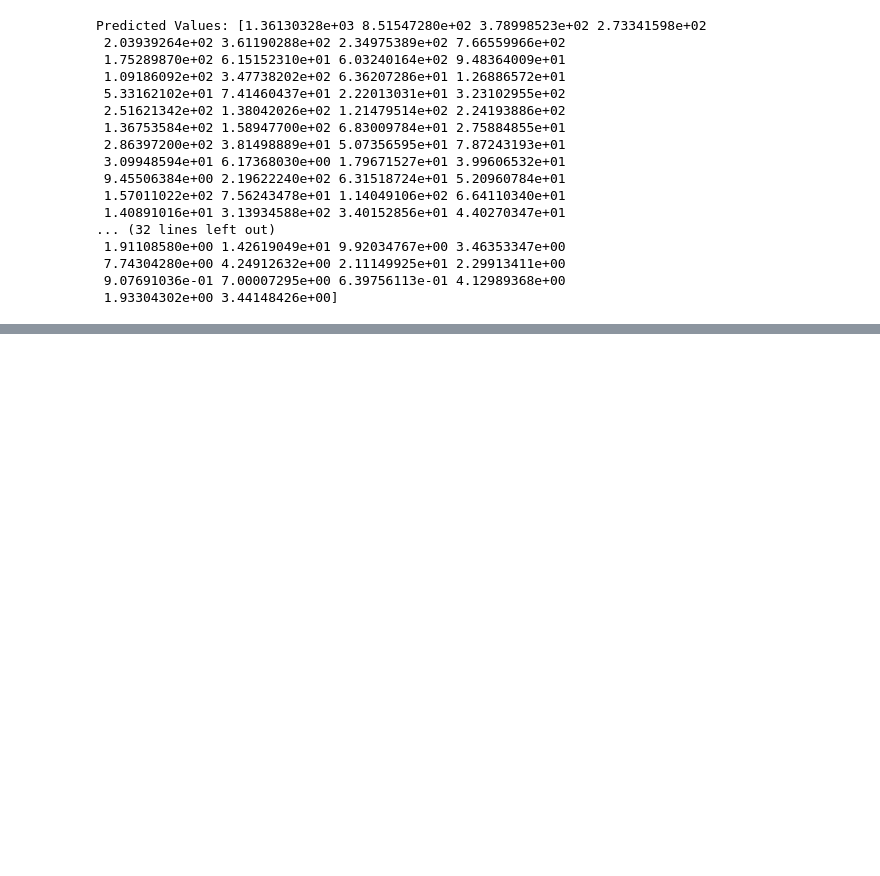
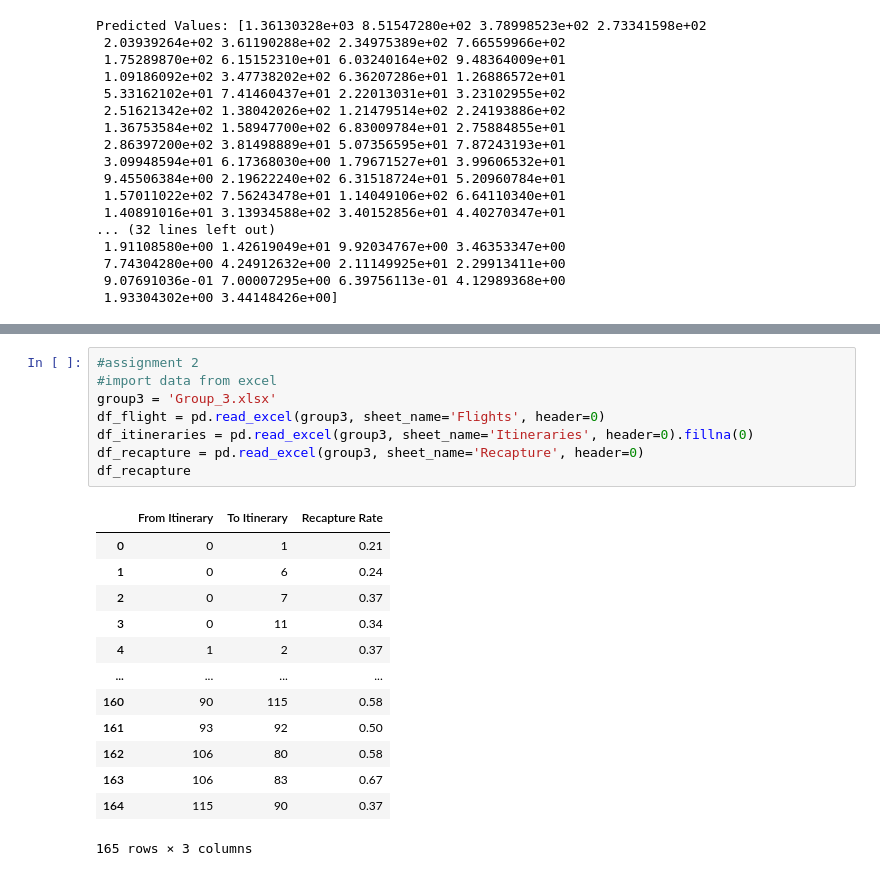
Before and after one commit to kristuipan/airline_planning_group3, a Jupyter notebook: Assignment1.ipynb, the cells around one changed output, grey strips where cells are left out. Cells and saved outputs as stored; diff of their text form; blank space fills up the shorter version.

```diff
--- a/Assignment1.ipynb
+++ b/Assignment1.ipynb
@@ -488,0 +532,22 @@ Frequencies:----------------------------------
+# %%
+#assignment 2
+#import data from excel
+group3 = 'Group_3.xlsx'
+df_flight = pd.read_excel(group3, sheet_name='Flights', header=0)
+df_itineraries = pd.read_excel(group3, sheet_name='Itineraries', header=0).fillna(0)
+df_recapture = pd.read_excel(group3, sheet_name='Recapture', header=0)
+df_recapture
+# %% [output]
+|  | From Itinerary | To Itinerary | Recapture Rate |
+| 0 | 0 | 1 | 0.21 |
+| 1 | 0 | 6 | 0.24 |
+| 2 | 0 | 7 | 0.37 |
+| 3 | 0 | 11 | 0.34 |
+| 4 | 1 | 2 | 0.37 |
+| ... | ... | ... | ... |
+| 160 | 90 | 115 | 0.58 |
+| 161 | 93 | 92 | 0.50 |
+| 162 | 106 | 80 | 0.58 |
+| 163 | 106 | 83 | 0.67 |
+| 164 | 115 | 90 | 0.37 |
+165 rows × 3 columns
```
Also changed, not shown: parts of 21 cells of this notebook, 2 other files.
